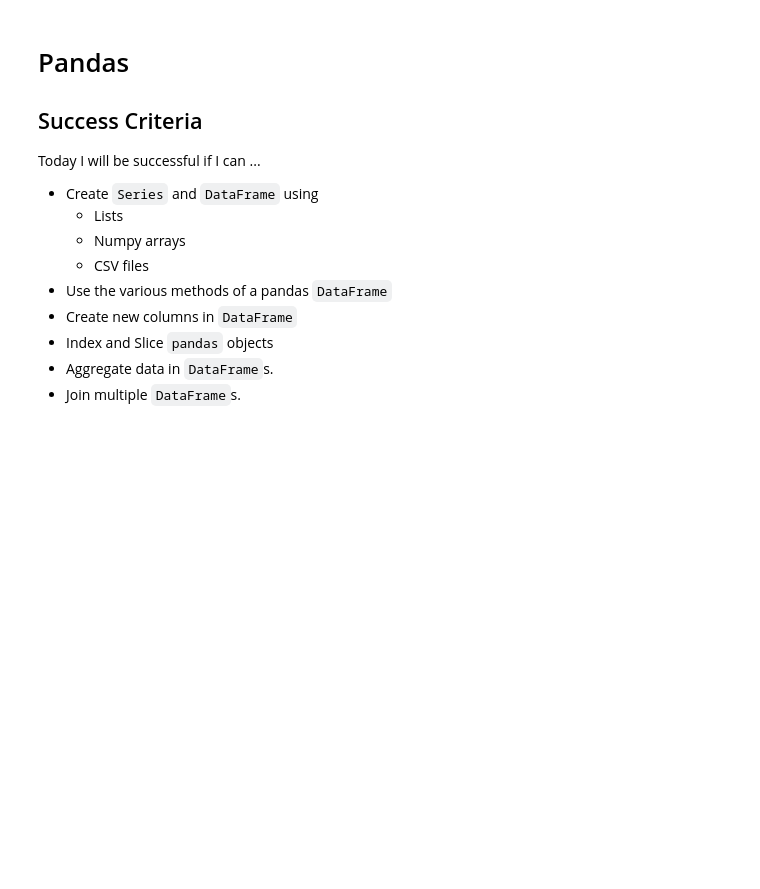
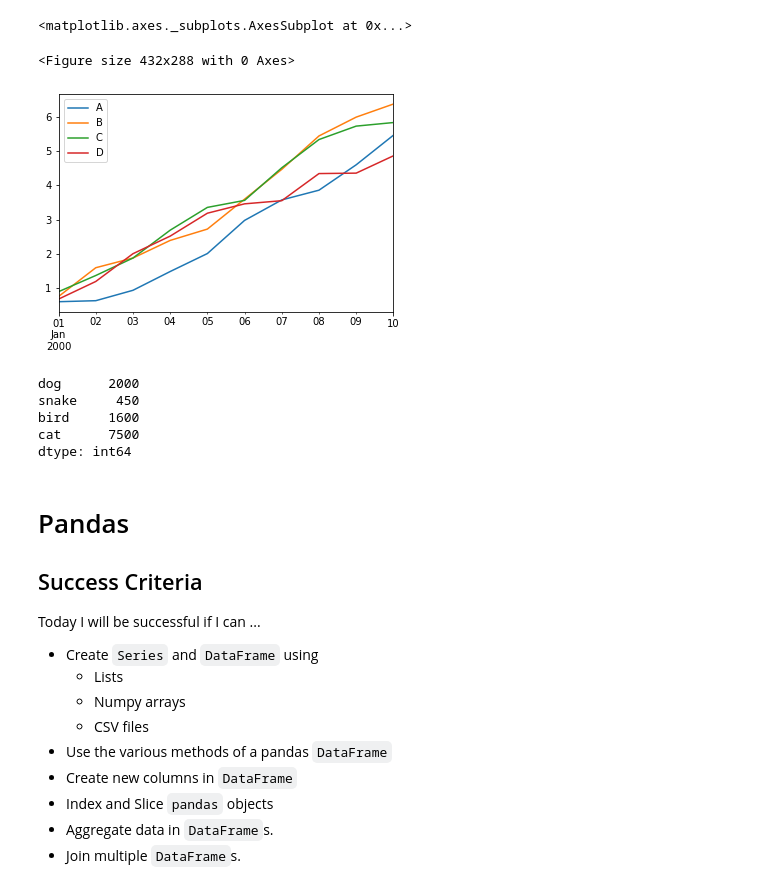
Before and after one commit to MekdiYilma/notes, a Jupyter notebook: pandas/learning_pandas.ipynb, the cells around one changed output. Cells and saved outputs as stored; diff of their text form; code cells hidden in the pictures; blank space fills up the shorter version.

```diff
--- a/pandas/learning_pandas.ipynb
+++ b/pandas/learning_pandas.ipynb
@@ -15,3 +730,26 @@ factorial(4)
+# %%
+df = pd.DataFrame(np.random.rand(10,4), index=ts.index, columns=list('ABCD'))
+df = df.cumsum()
+plt.figure()
+df.plot()
+# %% [output]
+<matplotlib.axes._subplots.AxesSubplot at 0x...>
+<Figure size 432x288 with 0 Axes>
+[figure, added]
+# %%
+animals = pd.Series([20,30,40,50],
+                   index=['dog','snake','bird','cat'])
+
+prices = pd.Series([100,15,40,150],
+                   index=['dog','snake','bird','cat'])
+
+animals * prices
+# %% [output]
+dog      2000
+snake     450
+bird     1600
+cat      7500
+dtype: int64
 # %% [markdown]
 # Pandas
 
```
Also changed, not shown: parts of 68 cells of this notebook, 5 other files.
